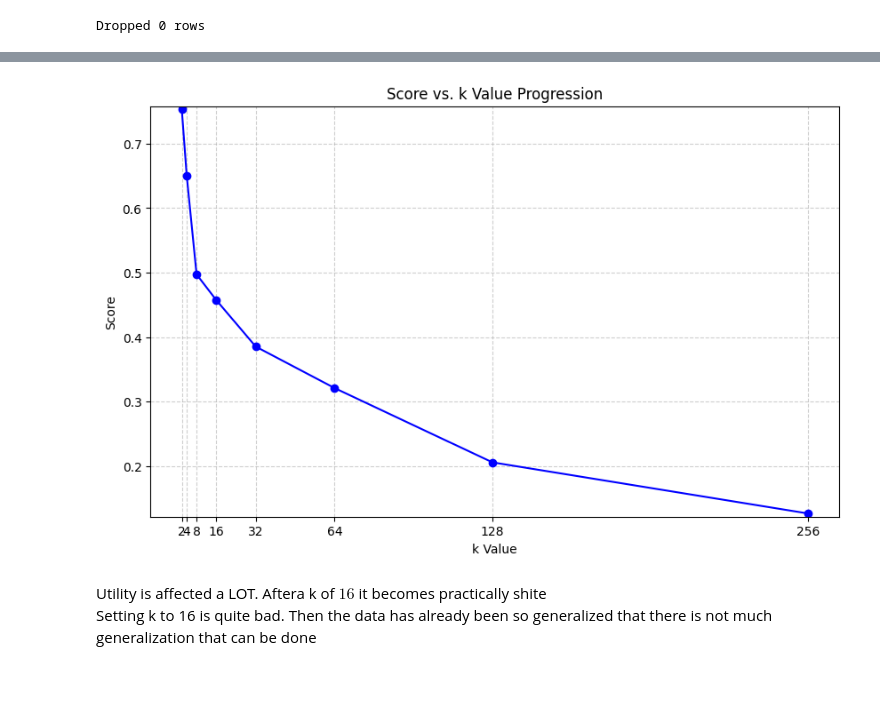
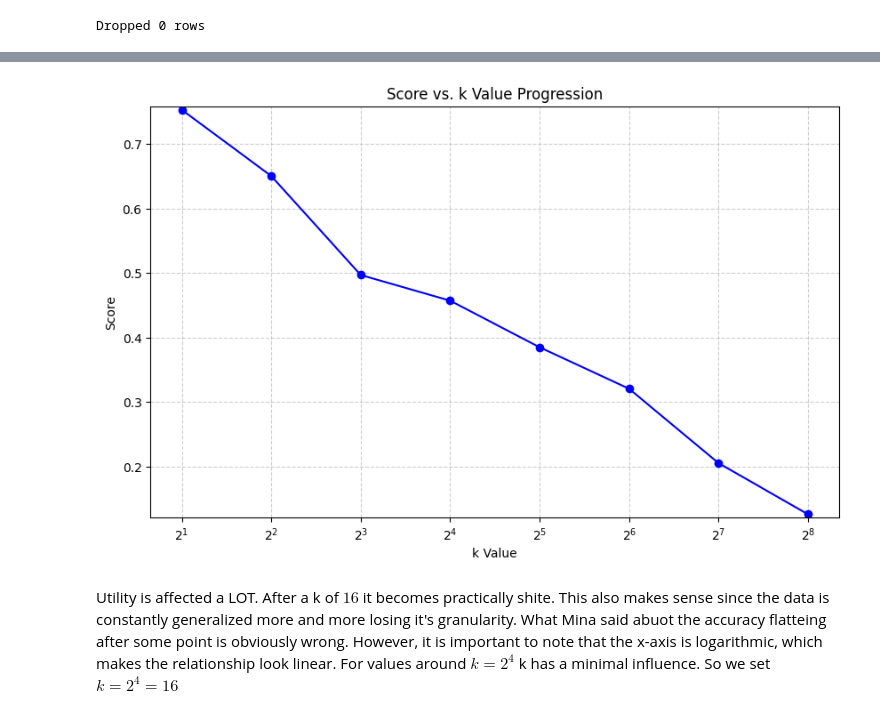
Before and after one commit to Zak9O/Masking-Effects-on-XAI-Techniques, a Jupyter notebook: notebooks/Finding K-USA-house.ipynb, the cells around one changed output, grey strips where cells are left out. Cells and saved outputs as stored; diff of their text form; code cells hidden in the pictures; blank space fills up the shorter version.

```diff
--- a/notebooks/Finding K-USA-house.ipynb
+++ b/notebooks/Finding K-USA-house.ipynb
@@ -48,12 +48,12 @@ quasi_ident.remove("Price")
 ident = []
 sens_att = "Price"
 # %%
-load_from_files = False
+load_from_files = True
 k_list = [2**n for n in range(1, 9)]
 supp_level = 20
 anon_data = []
 if load_from_files:
-    target_dir = Path("../data/adult/k_anonymity").resolve()
+    target_dir = Path("../data/usa_house/k_anonymity").resolve()
     files = [f for f in target_dir.glob("*") if f.is_file()]
     files = sorted(files, key=lambda p: int(p.name.rstrip(".csv")))
     files
@@ -120,31 +110,30 @@ for df in anon_data:
 # %%
 df = pd.DataFrame({"k_value": k_list, "Score": scores})
 
 
 plt.figure(figsize=(10, 6))
 
 
 plt.plot(df["k_value"], df["Score"], marker="o", linestyle="-", color="blue")
 
-# plt.xscale("log", base=2)
+plt.xscale("log", base=2)
 
 plt.xlabel("k Value")
 plt.ylabel("Score")
 plt.title("Score vs. k Value Progression")
 
 
 plt.grid(True, linestyle="--", alpha=0.6)
 
 
 plt.xticks(k_list)
 
 
 min_score = min(scores) - 0.005
 max_score = max(scores) + 0.005
 plt.ylim(min_score, max_score)
 plt.show()
 # %% [output]
-[figure, old version]
+[figure, new version]
 # %% [markdown]
-Utility is affected a LOT. Aftera k of $16$ it becomes practically shite
-Setting k to 16 is quite bad. Then the data has already been so generalized that there is not much generalization that can be done
+Utility is affected a LOT. After a k of $16$ it becomes practically shite. This also makes sense since the data is constantly generalized more and more losing it's granularity. What Mina said abuot the accuracy flatteing after some point is obviously wrong. However, it is important to note that the x-axis is logarithmic, which makes the relationship look linear. For values around $k=2^4$ k has a minimal influence. So we set $k=2^4=16$
```
Also changed, not shown: parts of 2 cells of this notebook.
